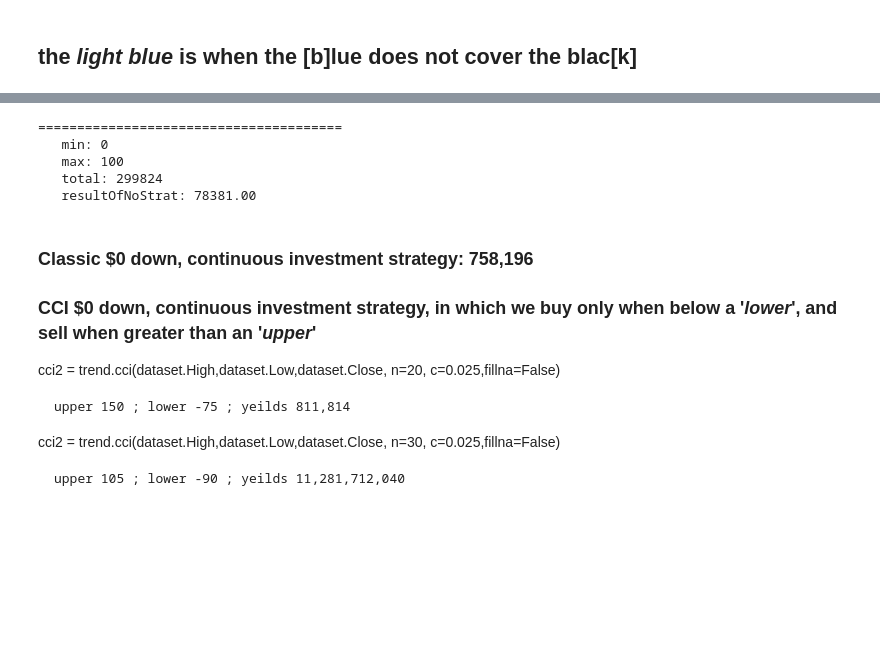
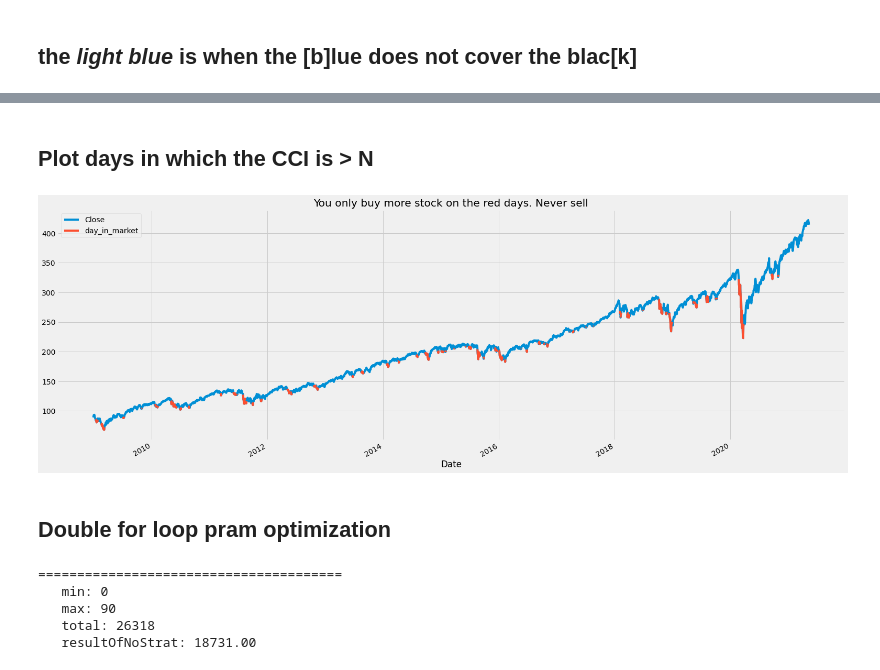
Before and after one commit to alik604/algorithmic-trading, a Jupyter notebook: stock_algo_trading_CCI.ipynb, the cells around one changed output, grey strips where cells are left out. Drawn from its saved outputs; the diff is of its cells as text; code cells hidden in the pictures; blank space fills up the shorter version.

```diff
--- a/stock_algo_trading_CCI.ipynb
+++ b/stock_algo_trading_CCI.ipynb
@@ -107,3 +109,20 @@ dataset.head(5)
+# %% [markdown]
+## Plot days in which the CCI is > N
+# %%
+def plot_stock_cci_over_under(over=-100, under=100, dataset=dataset):
+    tmp = dataset[(dataset['cci'] > over) & (dataset['cci'] < under)]
+    a = set(dataset.index.values)
+    b = set(tmp.index.values)
+    idx_in_market = list(a-b)
+
+    dataset['day_in_market'] = dataset.loc[idx_in_market].sort_index()['Close']
+    dataset[['Close', 'day_in_market']].plot(figsize=(24, 9), title='You only buy more stock on the red days. Never sell')
+
+plot_stock_cci_over_under(-50, 9999)
+# %% [output]
+[figure, added]
+# %% [markdown]
+## Double for loop pram optimization
 # %%
 def CCIStrat(dataset=dataset):
   df2 = dataset.iloc[0::20] #[1::20] start at 1, every 20th (monthly)
@@ -121,18 +140,16 @@ def CCIStrat(dataset=dataset):
     #print(max)
 
 
-    for min in np.arange(cci_min*-1)[::10]:
-      min=min*-1
+    for min in np.arange(-cci_min)[::10]:
+      min= -min
       #print(min)
       moneyToInvest = 1000/20
       total =0
       shares=0
-      for i in df2.index:
 
 
-
-
-        Cci = df2.loc[i].at['cci']   #print(type(df2)) # <class 'pandas.core.frame.DataFrame'> ... fuck python
+      for i in df2.index:
+        Cci = df2.loc[i].at['cci']
         Close = df2.loc[i].at['Close']
         if(Cci > max):
           #sell
@@ -165,28 +182,10 @@ def CCIStrat(dataset=dataset):
 #   return int(dataset.tail(1).Close*shares+moneyToInvest)
 
 resultOfCCStrat = CCIStrat()
-#resultOfCCStrat
-#f'{resultOfCCStrat:,}'  # For Python ≥3.7
 # %% [output]
 =======================================
    min: 0
-   max: 100
-   total: 299824
-   resultOfNoStrat: 78381.00
+   max: 90
+   total: 26318
+   resultOfNoStrat: 18731.00
-# %% [markdown]
-
-### Classic $0 down, continuous investment strategy: 758,196
-
-
-
-### CCI $0 down, continuous investment strategy, in which we buy only when below a '*lower*', and  sell when greater than an '*upper*'
-
-cci2 = trend.cci(dataset.High,dataset.Low,dataset.Close, n=20, c=0.025,fillna=False)
-
-    upper 150 ; lower -75 ; yeilds 811,814
-
-
-cci2 = trend.cci(dataset.High,dataset.Low,dataset.Close, n=30, c=0.025,fillna=False)
-
-    upper 105 ; lower -90 ; yeilds 11,281,712,040
 # %%
```
Also changed, not shown: parts of 8 cells of this notebook, 1 other file.
